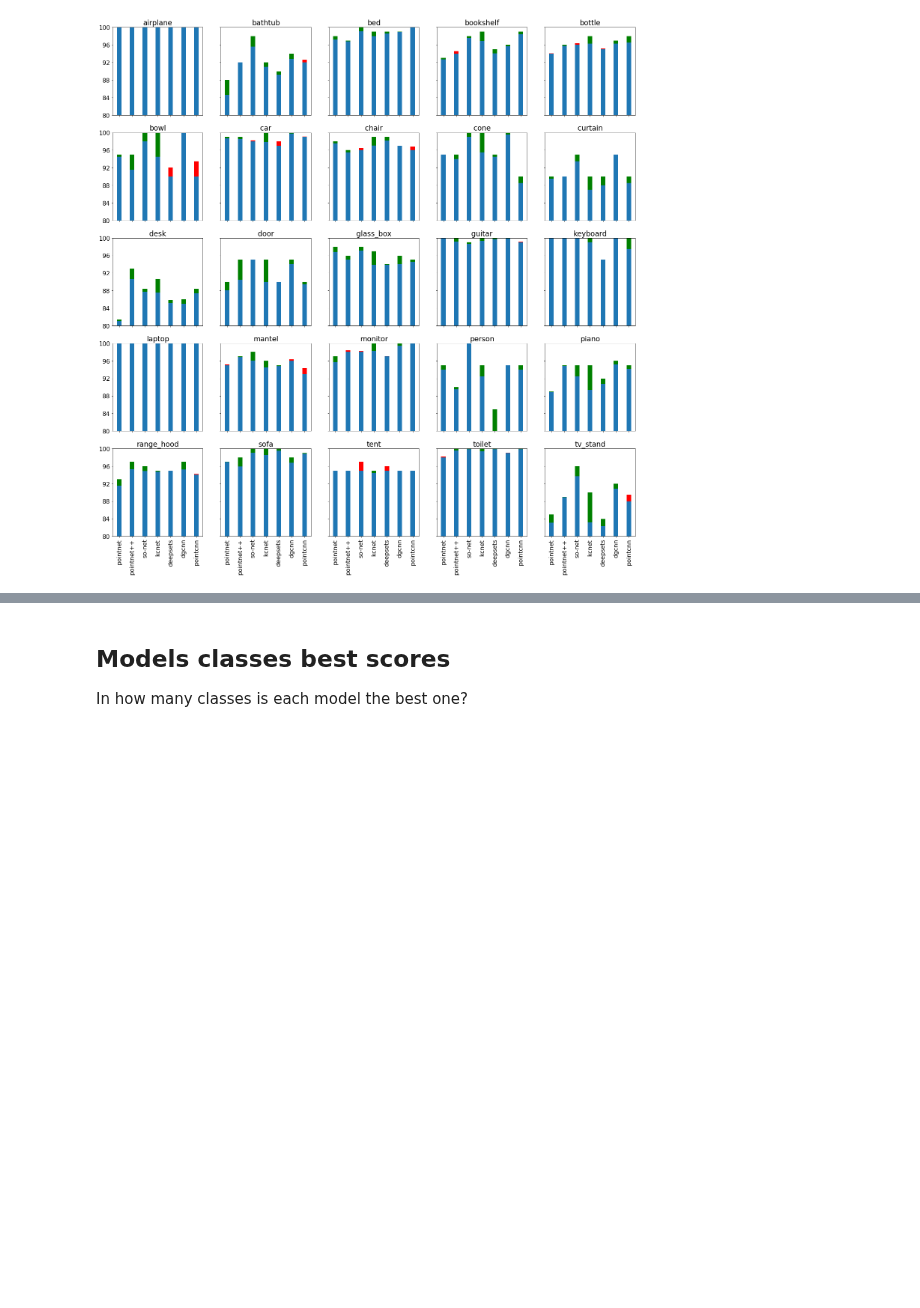
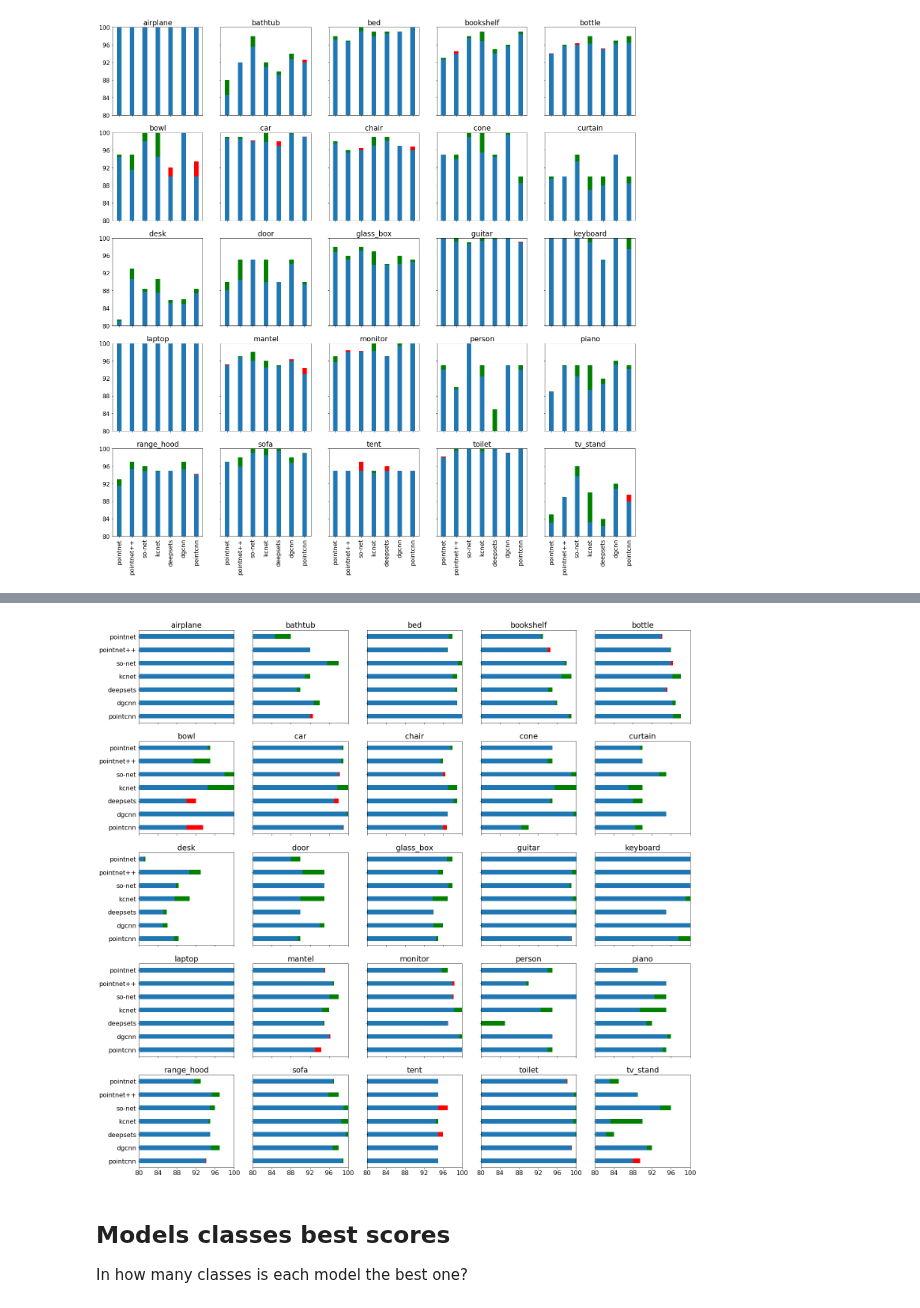
Before and after one commit to dkoguciuk/ensemble_learning_for_point_clouds, a Jupyter notebook: analysis.ipynb, the cells around one changed output, grey strips where cells are left out. Cells and saved outputs as stored; diff of their text form; code cells hidden in the pictures; blank space fills up the shorter version.

```diff
--- a/analysis.ipynb
+++ b/analysis.ipynb
@@ -522,3 +534,8 @@ f.savefig('class_accuracy_2.png', bbox_inches='tight')
+# %%
+f = draw_class_accs_horizontal(high_acc_classes, [80, 100])
+f.savefig('class_accuracy_2.png', bbox_inches='tight')
+# %% [output]
+[figure, added]
 # %% [markdown]
 ## Models classes best scores
 In how many classes is each model the best one?
```
Also changed, not shown: parts of 15 cells of this notebook.
